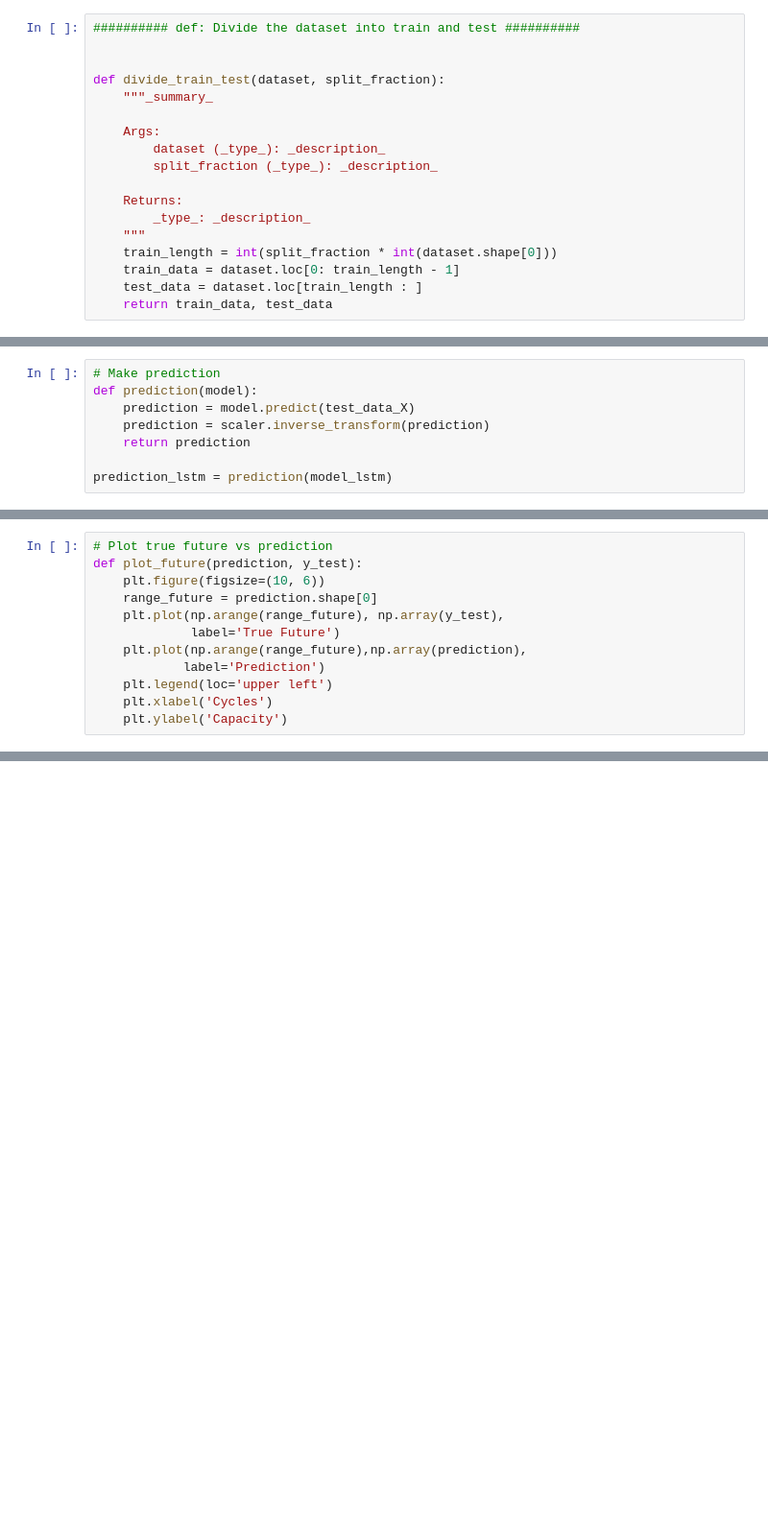
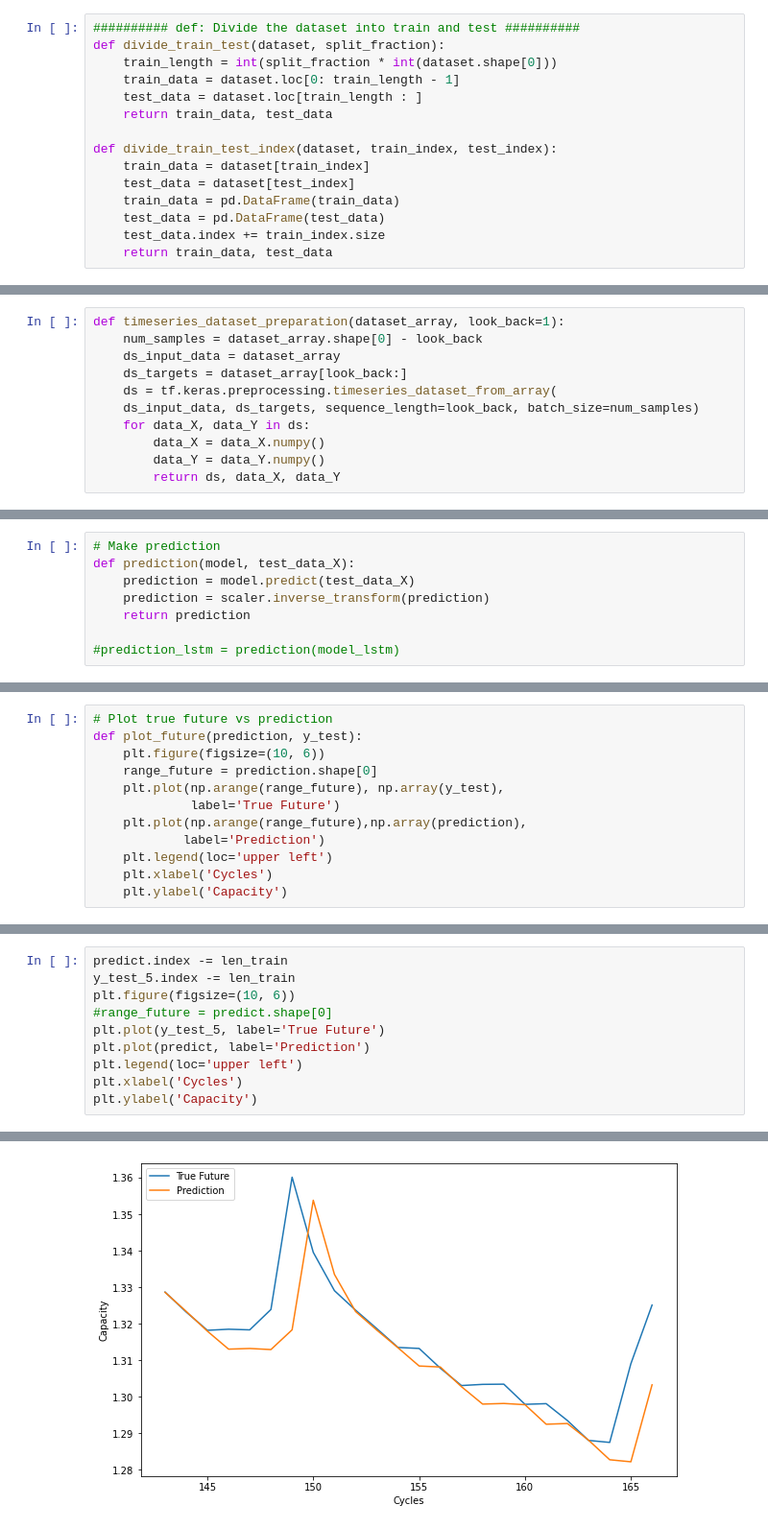
Before and after one commit to HaidaLu/PredictiveMaintenance, a Jupyter notebook: BatteryCapacityForecasting.ipynb, the cells around one changed output, grey strips where cells are left out. Shown at 96% size. Saved outputs shown, nothing was run; the diff lists cells and outputs as text; blank space fills up the shorter version.

```diff
--- a/BatteryCapacityForecasting.ipynb
+++ b/BatteryCapacityForecasting.ipynb
@@ -227,21 +231,18 @@ norm_data
 # %%
 ########## def: Divide the dataset into train and test ##########
-
-
 def divide_train_test(dataset, split_fraction):
-    """_summary_
-
-    Args:
-        dataset (_type_): _description_
-        split_fraction (_type_): _description_
-
-    Returns:
-        _type_: _description_
-    """
     train_length = int(split_fraction * int(dataset.shape[0]))
     train_data = dataset.loc[0: train_length - 1]
     test_data = dataset.loc[train_length : ]
     return train_data, test_data
+
+def divide_train_test_index(dataset, train_index, test_index):
+    train_data = dataset[train_index]
+    test_data = dataset[test_index]
+    train_data = pd.DataFrame(train_data)
+    test_data = pd.DataFrame(test_data)
+    test_data.index += train_index.size
+    return train_data, test_data
 # %%
 train_data, test_data = divide_train_test(norm_data, split_fraction=0.8)
 # %%
@@ -336,6 +349,17 @@ def timeseries_dataset_preparation(dataset_array, look_back=1):
         data_Y = data_Y.numpy()
         return ds, data_X, data_Y
 #---------------------------------
+# %%
+def timeseries_dataset_preparation(dataset_array, look_back=1):
+    num_samples = dataset_array.shape[0] - look_back
+    ds_input_data = dataset_array
+    ds_targets = dataset_array[look_back:]
+    ds = tf.keras.preprocessing.timeseries_dataset_from_array(
+    ds_input_data, ds_targets, sequence_length=look_back, batch_size=num_samples)
+    for data_X, data_Y in ds:
+        data_X = data_X.numpy()
+        data_Y = data_Y.numpy()
+        return ds, data_X, data_Y
 # %%
 ## timeseries_dataset_preparation test
 train_ds, train_data_X, train_data_Y = timeseries_dataset_preparation(train_data, 10)
@@ -468,8 +497,8 @@ test_data_Y = scaler.inverse_transform(test_data_Y)
 # %%
 # Make prediction
-def prediction(model):
+def prediction(model, test_data_X):
     prediction = model.predict(test_data_X)
     prediction = scaler.inverse_transform(prediction)
     return prediction
 
-prediction_lstm = prediction(model_lstm)
+#prediction_lstm = prediction(model_lstm)
@@ -623,0 +736,11 @@ Root Mean Square Error:  0.011489099185031645
+# %%
+predict.index -= len_train
+y_test_5.index -= len_train
+plt.figure(figsize=(10, 6))
+#range_future = predict.shape[0]
+plt.plot(y_test_5, label='True Future')
+plt.plot(predict, label='Prediction')
+plt.legend(loc='upper left')
+plt.xlabel('Cycles')
+plt.ylabel('Capacity')
+# %% [output]
@@ -623,0 +748 @@ Root Mean Square Error:  0.011489099185031645
+[figure, added]
```
Also changed, not shown: parts of 35 cells of this notebook.
